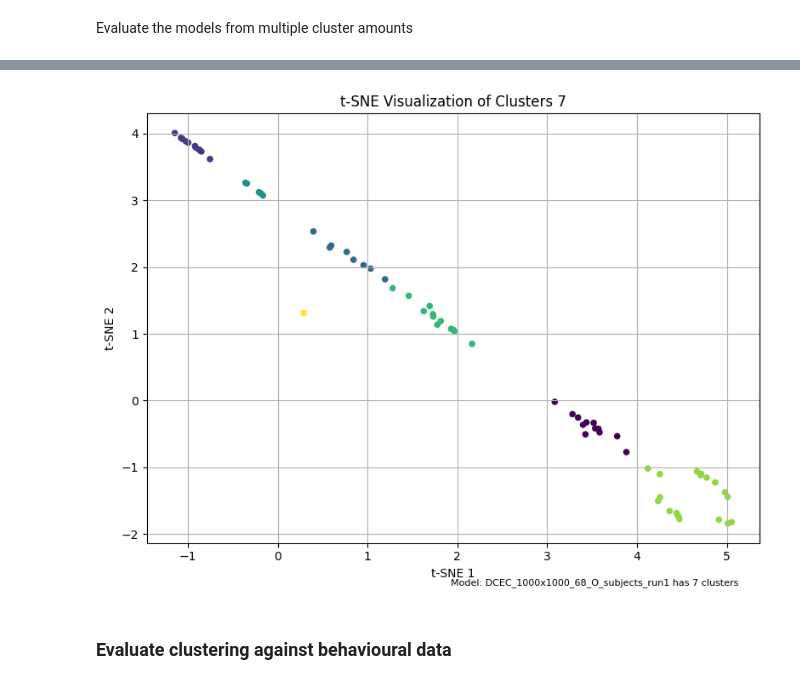
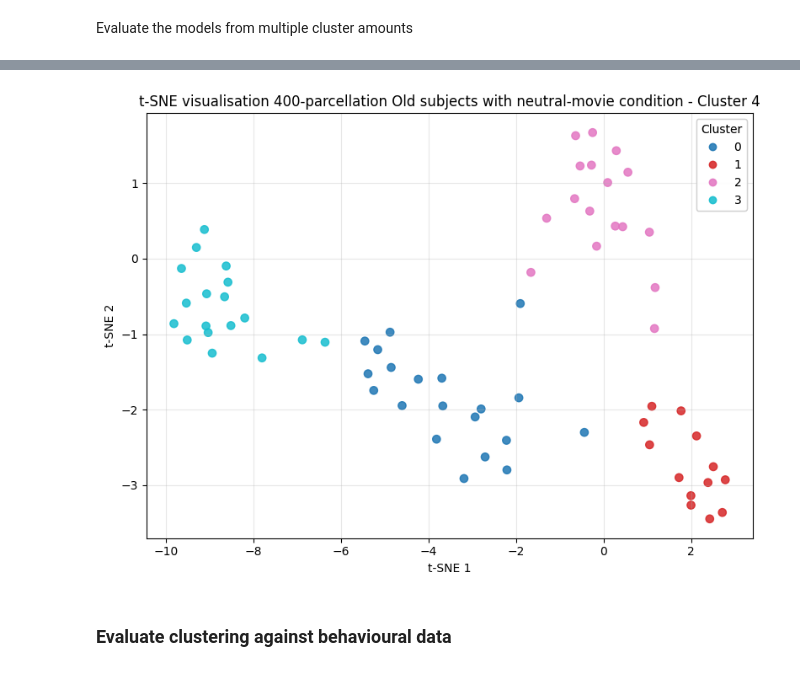
Before and after one commit to Oddrne/Master-Thesis-Autoencoder-and-UMAP-clustering-on-functional-connectivity, a Jupyter notebook: main.ipynb, the cells around one changed output, grey strips where cells are left out. Saved outputs shown, nothing was run; the diff lists cells and outputs as text; code cells hidden in the pictures.

Commit message:
Did some of the plotting

```diff
--- a/main.ipynb
+++ b/main.ipynb
@@ -422,31 +386,36 @@ results = plot_clustering_scores_sorted(models_dir=clustering_dir, model_prefix=
 # %%
-# Do tsne for the best cluster for each run
-from Convolutional_AE import plot_clustering, DCEC
-from torch.utils.data import TensorDataset, DataLoader
-import torch
-from scipy.io import loadmat
+# T-sne for one clustering
+from Evaluate_models_clean import plot_clustering
 
-n_clusters = 7
-model = rf"model_DCEC_1000x1000_68_O_subjects_run1_Cluster_{n_clusters}"
-filepath = "My_FC_matrices\\FC_O_run_1.mat" # "Input Data\\YoungAge_combined_run1_400_noZ_clean.mat" #  #   #    #
-name = "DCEC_1000x1000_68_O_subjects_run1"
+parcellation = 400
+Age = "O"
+run = 1
 
-cfg.n_clusters = n_clusters
-cfg.name = name
-fc_mat = loadmat(filepath)
-fc_mat = fc_mat['run1_data']
-fc_mat_inv = fc_mat[:, None, :, :]
-X = torch.from_numpy(fc_mat_inv).float()
+if Age == "Y":
+    n_subjects = 71
+    Age_name = "Young"
+elif Age == "O":
+    n_subjects = 68
+    Age_name = "Old"
 
-device = torch.device("cuda" if torch.cuda.is_available() else "cpu")
-dataset = TensorDataset(X)
-dataloader = DataLoader(dataset, batch_size=8, shuffle=False)
-temp_model = DCEC(cfg=cfg).to(device)
-temp_model.load_state_dict(torch.load(rf"Models\{model}.pt"))  # Load the pre-trained model weights
+ids = f"{parcellation}x{parcellation}_{n_subjects}_{Age}_subjects_run{run}_cluster_"
+cluster_number = 4
 
-plot_clustering(temp_model, dataloader, device, save_path =f"Figures\\Clustering results t-SNE visualization\\{model}.png")
+if run == 1:
+    movie = "neutral"
+elif run == 2:
+    movie = "negative"
+
+labels_path = f"Clusters\\DCEC_{ids}{cluster_number}_labels_predicted_labels_.txt"
+middle_layer_path = f"Clusters\\DCEC_{ids}{cluster_number}_middle_layer_predicted_labels_.txt"
+save_path = f"Figures\\Clustering results t-SNE visualization\\DCEC_{ids}{cluster_number}_clustering_plot.png"
+
+title = f"t-SNE visualisation {parcellation}-parcellation {Age_name} subjects with {movie}-movie condition - Cluster {cluster_number}"
+
+
+temp_results = plot_clustering(labels_path=labels_path, middle_layer_path=middle_layer_path, save_path=save_path, title=title)
 # %% [output]
-[figure, old version]
+[figure, new version]
 # %% [markdown]
 ### Evaluate clustering against behavioural data
 # %%
```
Also changed, not shown: parts of 6 cells of this notebook, 23 other files.
